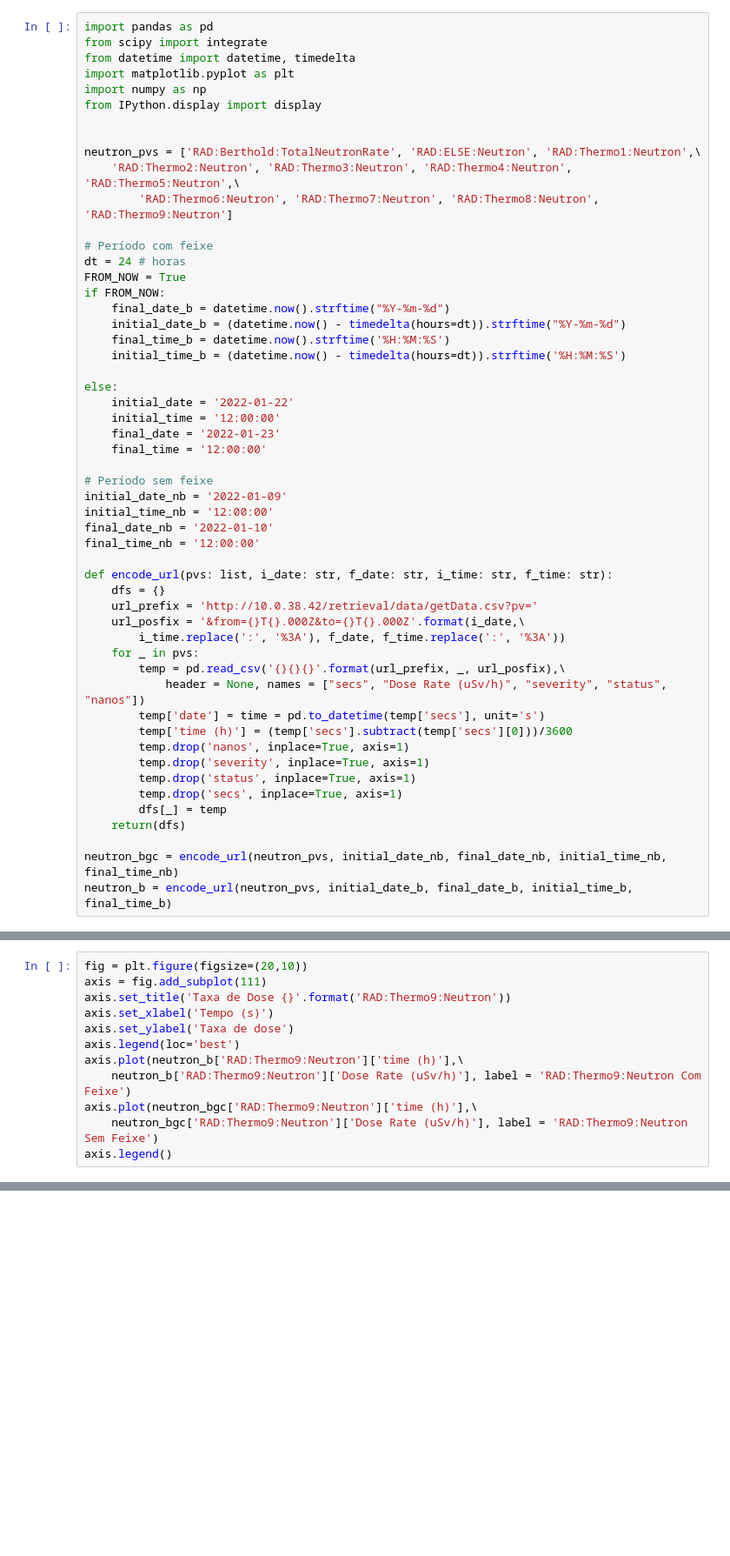
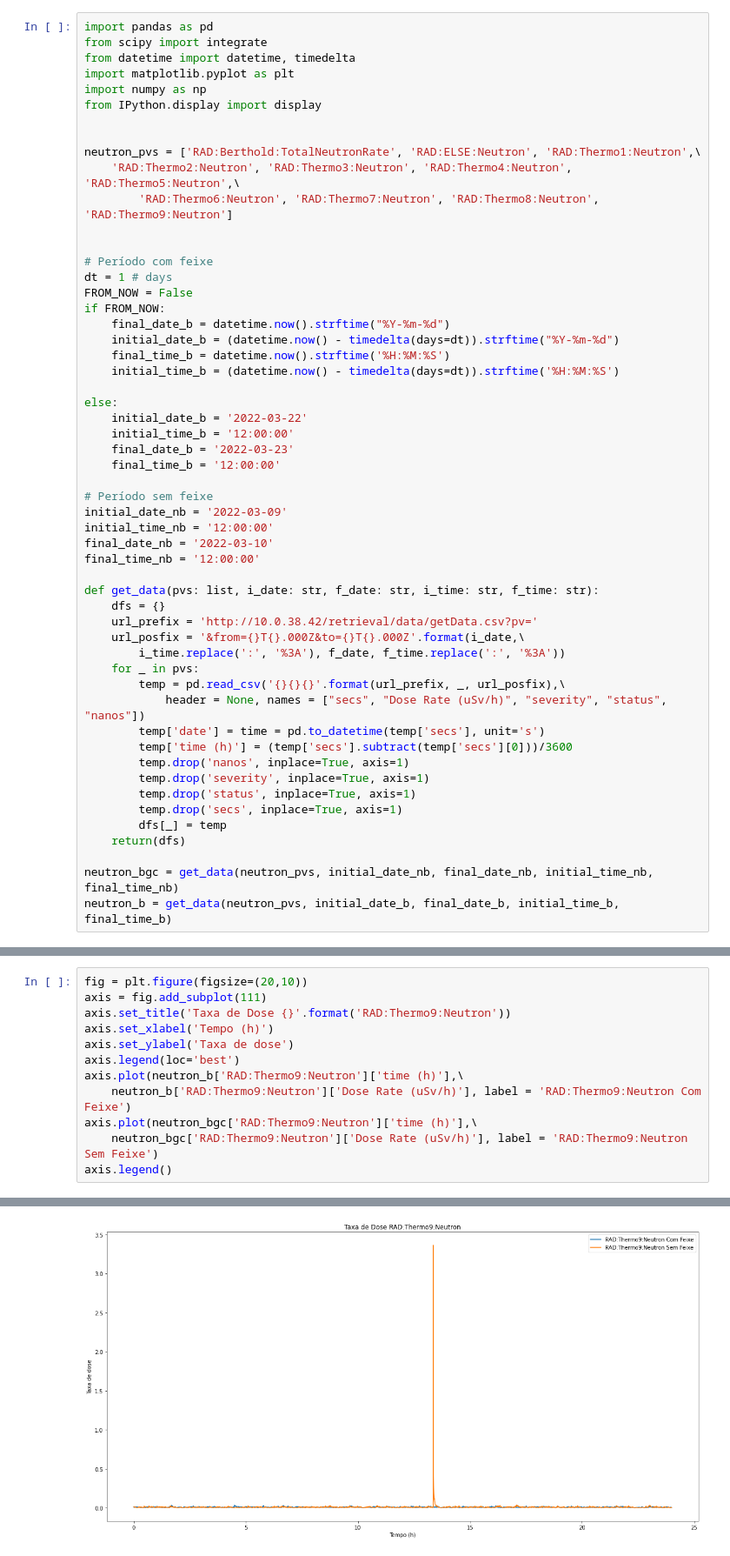
Before and after one commit to rbatistacardoso/Jupyter-Notebook-RAD, a Jupyter notebook: pro_rad.ipynb, the cells around one changed output, grey strips where cells are left out. Shown at 87% size. Saved outputs shown, nothing was run; the diff lists cells and outputs as text; blank space fills up the shorter version.

```diff
--- a/pro_rad.ipynb
+++ b/pro_rad.ipynb
@@ -11,28 +11,29 @@ neutron_pvs = ['RAD:Berthold:TotalNeutronRate', 'RAD:ELSE:Neutron', 'RAD:Thermo1
     'RAD:Thermo2:Neutron', 'RAD:Thermo3:Neutron', 'RAD:Thermo4:Neutron', 'RAD:Thermo5:Neutron',\
         'RAD:Thermo6:Neutron', 'RAD:Thermo7:Neutron', 'RAD:Thermo8:Neutron', 'RAD:Thermo9:Neutron']
 
+
 # Período com feixe
-dt = 24 # horas
-FROM_NOW = True
+dt = 1 # days
+FROM_NOW = False
 if FROM_NOW:
     final_date_b = datetime.now().strftime("%Y-%m-%d")
-    initial_date_b = (datetime.now() - timedelta(hours=dt)).strftime("%Y-%m-%d")
+    initial_date_b = (datetime.now() - timedelta(days=dt)).strftime("%Y-%m-%d")
     final_time_b = datetime.now().strftime('%H:%M:%S')
-    initial_time_b = (datetime.now() - timedelta(hours=dt)).strftime('%H:%M:%S')
+    initial_time_b = (datetime.now() - timedelta(days=dt)).strftime('%H:%M:%S')
 
 else:
-    initial_date = '2022-01-22'
-    initial_time = '12:00:00'
-    final_date = '2022-01-23'
-    final_time = '12:00:00'
+    initial_date_b = '2022-03-22'
+    initial_time_b = '12:00:00'
+    final_date_b = '2022-03-23'
+    final_time_b = '12:00:00'
 
 # Período sem feixe
-initial_date_nb = '2022-01-09'
+initial_date_nb = '2022-03-09'
 initial_time_nb = '12:00:00'
-final_date_nb = '2022-01-10'
+final_date_nb = '2022-03-10'
 final_time_nb = '12:00:00'
 
-def encode_url(pvs: list, i_date: str, f_date: str, i_time: str, f_time: str):
+def get_data(pvs: list, i_date: str, f_date: str, i_time: str, f_time: str):
     dfs = {}
     url_prefix = 'http://10.0.38.42/retrieval/data/getData.csv?pv='
     url_posfix = '&from={}T{}.000Z&to={}T{}.000Z'.format(i_date,\
@@ -49,6 +50,6 @@ def encode_url(pvs: list, i_date: str, f_date: str, i_time: str, f_time: str):
         dfs[_] = temp
     return(dfs)
 
-neutron_bgc = encode_url(neutron_pvs, initial_date_nb, final_date_nb, initial_time_nb, final_time_nb)
-neutron_b = encode_url(neutron_pvs, initial_date_b, final_date_b, initial_time_b, final_time_b)
+neutron_bgc = get_data(neutron_pvs, initial_date_nb, final_date_nb, initial_time_nb, final_time_nb)
+neutron_b = get_data(neutron_pvs, initial_date_b, final_date_b, initial_time_b, final_time_b)
 # %%
@@ -91,7 +146,7 @@ axis.legend()
 fig = plt.figure(figsize=(20,10))
 axis = fig.add_subplot(111)
 axis.set_title('Taxa de Dose {}'.format('RAD:Thermo9:Neutron'))
-axis.set_xlabel('Tempo (s)')
+axis.set_xlabel('Tempo (h)')
 axis.set_ylabel('Taxa de dose')
 axis.legend(loc='best')
 axis.plot(neutron_b['RAD:Thermo9:Neutron']['time (h)'],\
@@ -99,3 +154,4 @@ axis.plot(neutron_b['RAD:Thermo9:Neutron']['time (h)'],\
 axis.plot(neutron_bgc['RAD:Thermo9:Neutron']['time (h)'],\
     neutron_bgc['RAD:Thermo9:Neutron']['Dose Rate (uSv/h)'], label = 'RAD:Thermo9:Neutron Sem Feixe')
 axis.legend()
+# %% [output]
@@ -101,0 +160 @@ axis.legend()
+[figure, added]
```
Also changed, not shown: parts of 4 cells of this notebook.
